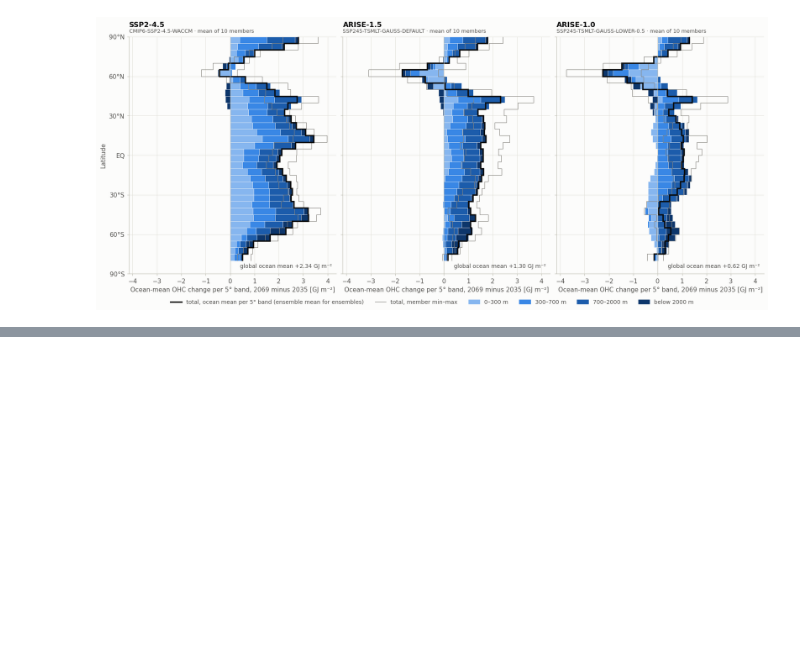
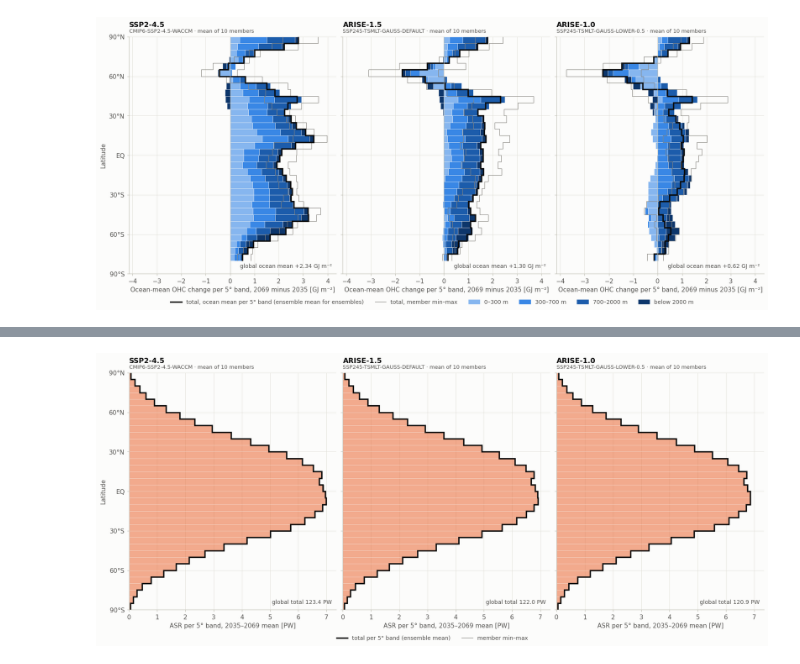
Before and after one commit to jshaw35/PRISM, a Jupyter notebook: OHC_levels/zonal_means.ipynb, the cells around one changed output, grey strips where cells are left out. Saved outputs shown, nothing was run; the diff lists cells and outputs as text; code cells hidden in the pictures; blank space fills up the shorter version.

Commit message:
added features to plot zonal ASR, OLR, EEI, and iEEI

```diff
--- a/OHC_levels/zonal_means.ipynb
+++ b/OHC_levels/zonal_means.ipynb
@@ -114,0 +229,4 @@ oceanic heat transport move energy between latitudes, so the two agree only in t
+# %%
+plot_toa("ASR")
+# %% [output]
+[figure, added]
```
Also changed, not shown: parts of 26 cells of this notebook, 4 other files.
